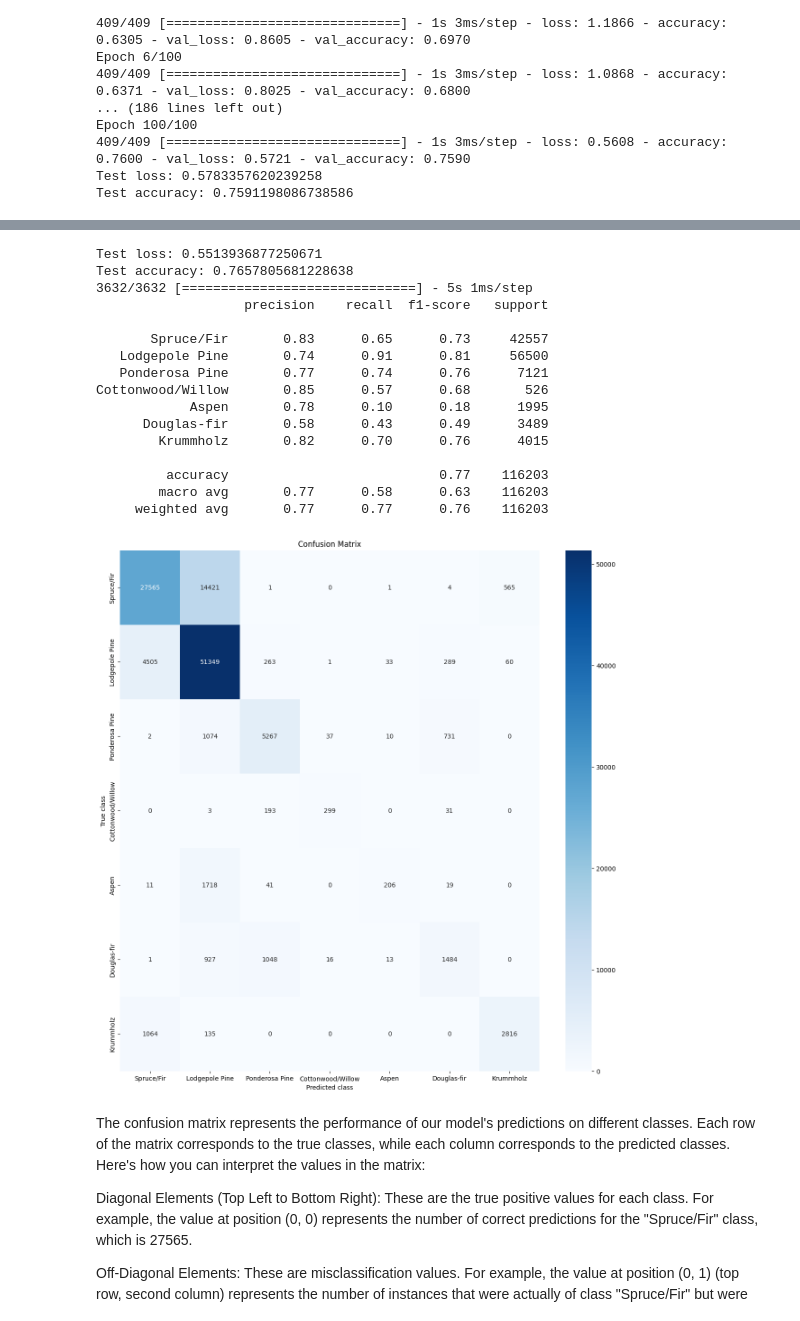
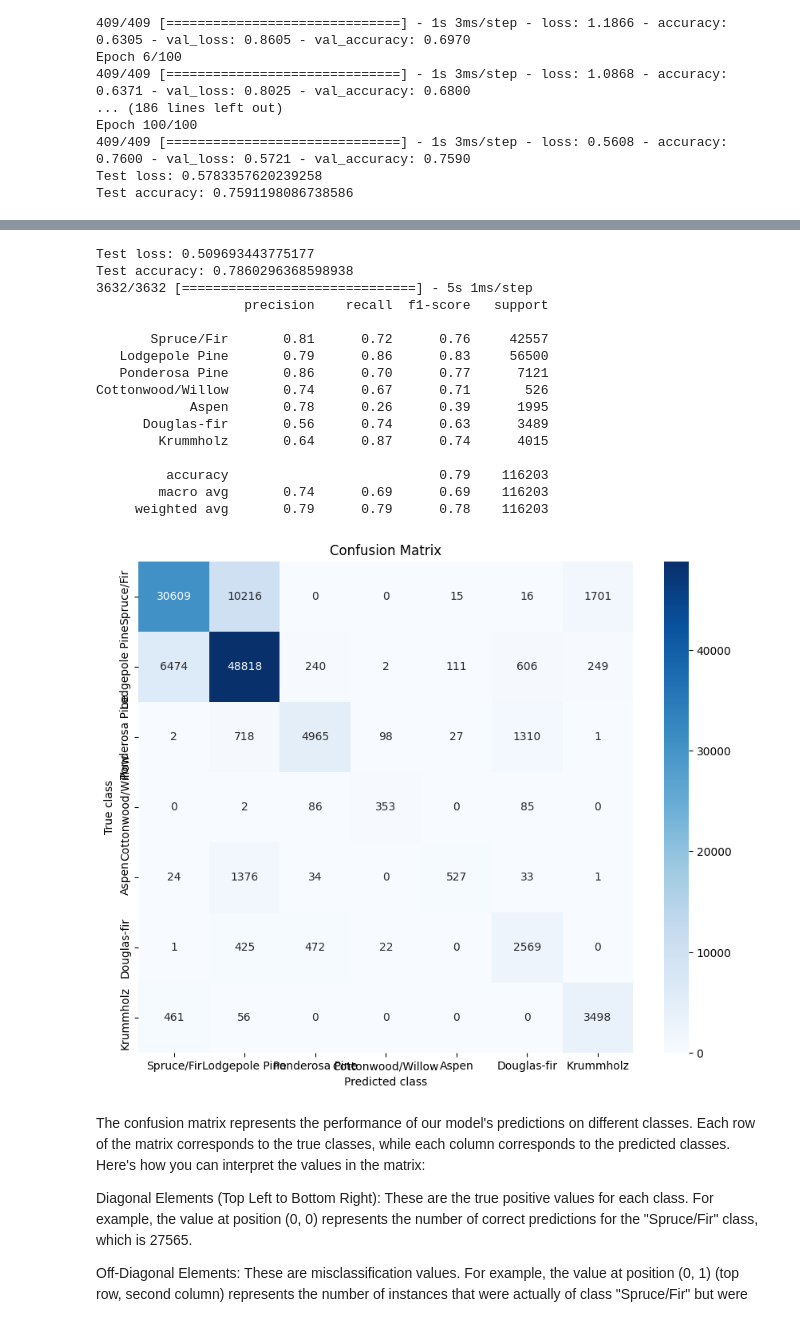
Before and after one commit to reneebrecht/Forest_Cover_Classification, a Jupyter notebook: CoverType-classification.ipynb, the cells around one changed output, grey strips where cells are left out. Drawn from its saved outputs; the diff is of its cells as text; code cells hidden in the pictures.

```diff
--- a/CoverType-classification.ipynb
+++ b/CoverType-classification.ipynb
@@ -273,30 +275,35 @@ def plot_history(history, param):
         plt.legend(['Train', 'Validation'], loc='upper right')
         plt.show()
 
-def plot_heatmap(class_names, y_pred, y_test):
+def plot_heatmap(class_names, y_pred, y_test, figsize=(8, 6)):
     """
     Function to compute a Confusion Matrix and plot a heatmap based on the matrix.
     input: class names, y-predicted, y-test (ground-truth)
     output: a PNG file of the heatmap.
     """
     cm = confusion_matrix(y_test, y_pred)
-    fig, ax = plt.subplots(figsize=(15, 15))
+    fig, ax = plt.subplots(figsize=figsize)
     heatmap = sns.heatmap(cm, fmt='g', cmap='Blues', annot=True, ax=ax)
     ax.set_xlabel('Predicted class')
     ax.set_ylabel('True class')
     ax.set_title('Confusion Matrix')
     ax.xaxis.set_ticklabels(class_names)
     ax.yaxis.set_ticklabels(class_names)
+
+    # Create the 'output' directory if it doesn't exist
+    if not os.path.exists('output'):
+        os.makedirs('output')
+
     # Save the heatmap to file
     heatmapfig = heatmap.get_figure()
-    heatmapfig.savefig('confusion_matrix.png')
+    heatmapfig.savefig('output/confusion_matrix.png')
 
 # Define hyperparameters
 num_epochs = 100
 batch_size = 1024
 
 # Early stopping callback
-earlystop_callback = EarlyStopping(monitor='val_accuracy', min_delta=0.0001, patience=3)
+earlystop_callback = EarlyStopping(monitor='val_accuracy', min_delta=0.0001, patience=10)
 
 # Train the model
 history = model.fit(X_train,
@@ -325,6 +332,6 @@ class_names = ['Spruce/Fir', 'Lodgepole Pine', 'Ponderosa Pine', 'Cottonwood/Wil
 print(classification_report(y_test, y_pred_classes, target_names=class_names))
 
 # Plot confusion matrix
-plot_heatmap(class_names, y_pred_classes, y_test)
+plot_heatmap(class_names, y_pred_classes, y_test, figsize=(10, 8))
 # %% [output]
 Epoch 1/100
@@ -349,20 +356,20 @@ Epoch 12/100
-Test loss: 0.5513936877250671
-Test accuracy: 0.7657805681228638
+Test loss: 0.509693443775177
+Test accuracy: 0.7860296368598938
 3632/3632 [==============================] - 5s 1ms/step
                    precision    recall  f1-score   support
 
-       Spruce/Fir       0.83      0.65      0.73     42557
-   Lodgepole Pine       0.74      0.91      0.81     56500
-   Ponderosa Pine       0.77      0.74      0.76      7121
-Cottonwood/Willow       0.85      0.57      0.68       526
-            Aspen       0.78      0.10      0.18      1995
-      Douglas-fir       0.58      0.43      0.49      3489
-        Krummholz       0.82      0.70      0.76      4015
+       Spruce/Fir       0.81      0.72      0.76     42557
+   Lodgepole Pine       0.79      0.86      0.83     56500
+   Ponderosa Pine       0.86      0.70      0.77      7121
+Cottonwood/Willow       0.74      0.67      0.71       526
+            Aspen       0.78      0.26      0.39      1995
+      Douglas-fir       0.56      0.74      0.63      3489
+        Krummholz       0.64      0.87      0.74      4015
 
-         accuracy                           0.77    116203
-        macro avg       0.77      0.58      0.63    116203
-     weighted avg       0.77      0.77      0.76    116203
+         accuracy                           0.79    116203
+        macro avg       0.74      0.69      0.69    116203
+     weighted avg       0.79      0.79      0.78    116203
-[figure, old version]
+[figure, new version]
 # %% [markdown]
 The confusion matrix represents the performance of our model's predictions on different classes. Each row of the matrix corresponds to the true classes, while each column corresponds to the predicted classes. Here's how you can interpret the values in the matrix:
 
```
Also changed, not shown: parts of 2 cells of this notebook, 1 other file.
